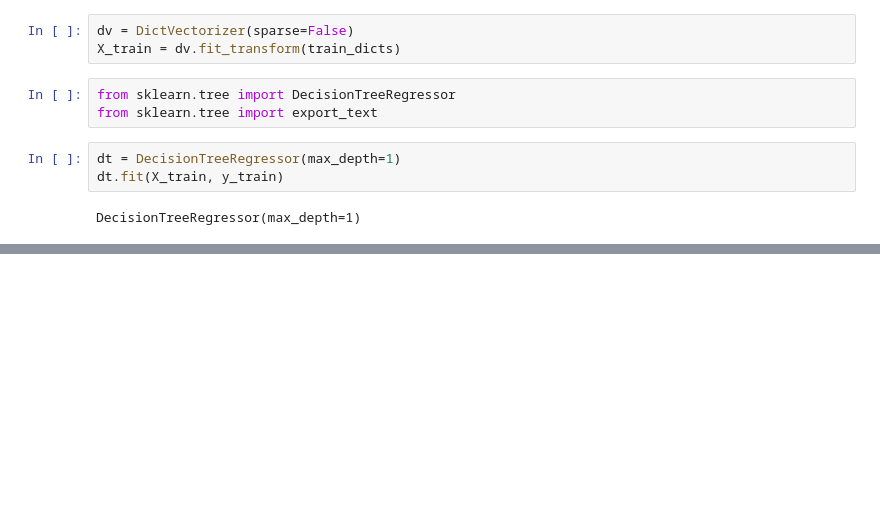
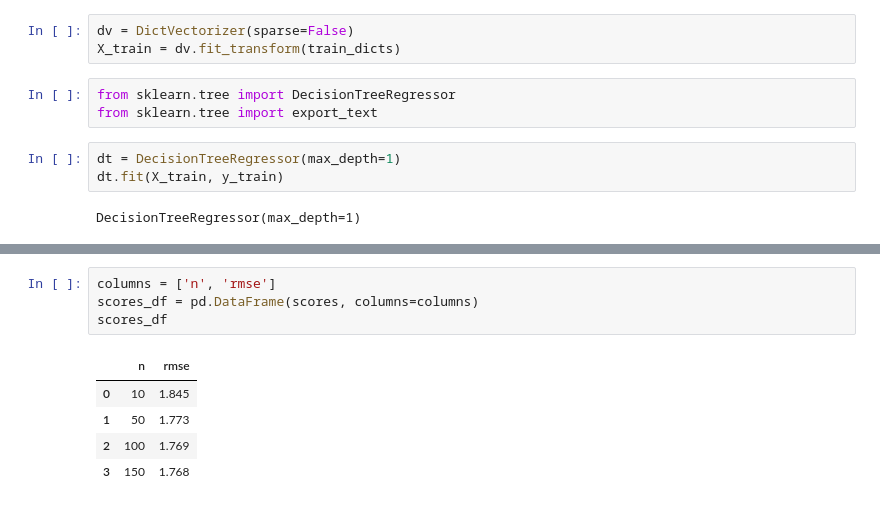
Before and after one commit to NameRectified/ml-zoomcamp, a Jupyter notebook: module-6/homework/main.ipynb, the cells around one changed output, grey strips where cells are left out. Drawn from its saved outputs; the diff is of its cells as text; blank space fills up the shorter version.

```diff
--- a/module-6/homework/main.ipynb
+++ b/module-6/homework/main.ipynb
@@ -60,0 +90,10 @@ print(export_text(dt, feature_names=list(dv.get_feature_names_out())))
+# %%
+columns = ['n', 'rmse']
+scores_df = pd.DataFrame(scores, columns=columns)
+scores_df
+# %% [output]
+|  | n | rmse |
+| 0 | 10 | 1.845 |
+| 1 | 50 | 1.773 |
+| 2 | 100 | 1.769 |
+| 3 | 150 | 1.768 |
```
Also changed, not shown: parts of 18 cells of this notebook.
